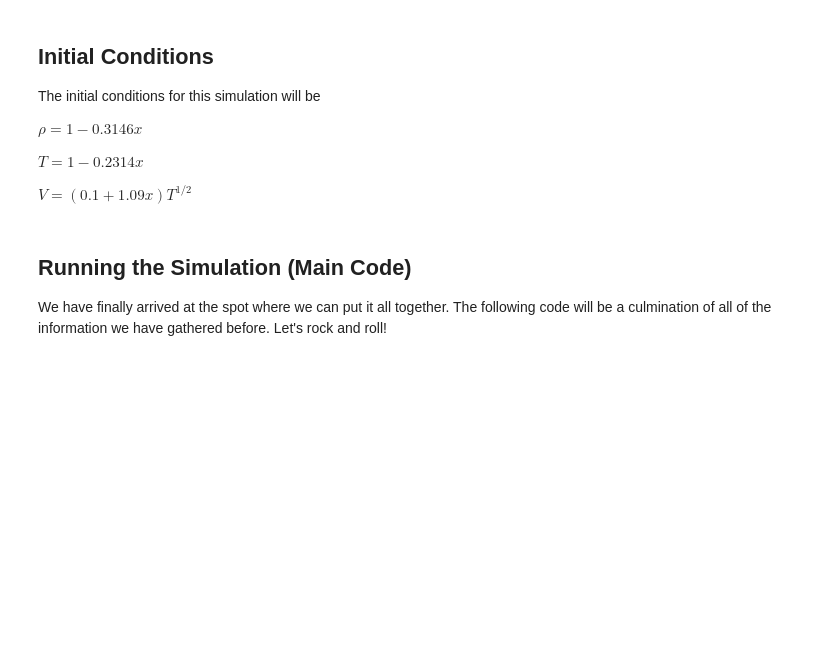
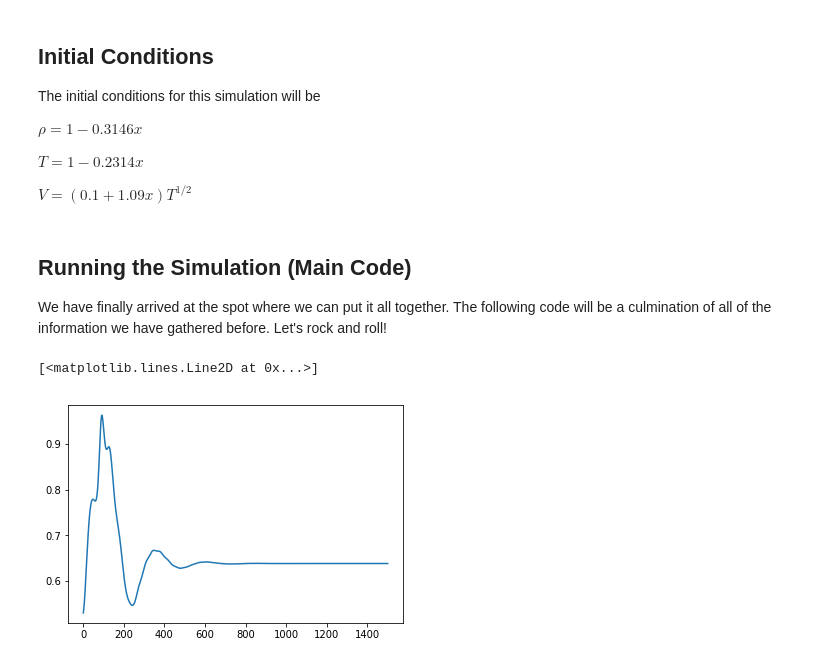
Before and after one commit to bjreddish/CFD, a Jupyter notebook: nozzleFlow/nozzleFlowCFD.ipynb, the cells around one changed output. Drawn from its saved outputs; the diff is of its cells as text; code cells hidden in the pictures; blank space fills up the shorter version.

```diff
--- a/nozzleFlow/nozzleFlowCFD.ipynb
+++ b/nozzleFlow/nozzleFlowCFD.ipynb
@@ -365,7 +365,7 @@ def calcStep(rho,vel,temp,area,gamma,deltat,deltax):
     rho[numElm-1]= (2*rho[numElm-2])-rho[numElm-3]
     vel[numElm-1] = (2*vel[numElm-2])-vel[numElm-3]
     temp[numElm-1] = (2*temp[numElm-2])-temp[numElm-3]
-    return rho,vel,temp
+    return rho,vel,temp,dRhoAv,dVAv #output new values and d/dt for residuals
 # %%
 rho  = np.ones(12)
 vel  = np.ones(12)
@@ -435,31 +437,60 @@ We have finally arrived at the spot where we can put it all together. The follow
 # %%
 ## Main Script for quasi-1D-nozzle flow
 
 #Initialize our gird
-numPts = 30 # number of grid points
+numPts =31 # number of grid points
 length = 3  # nondimensional length of out nozzle
 gridLoc = np.linspace(0,length,numPts)
 area = 1+2.2*(gridLoc-1.5)**2
+
 
 #Initial conditions of flow
 gamma = 1.4
 rho = 1-0.3146*gridLoc
 temp = 1-0.2314*gridLoc
 vel = (0.1+1.09*gridLoc)*temp**0.5
 a = temp**0.5 #speed of sound
 
 #Calculate first courant number
-cNum = 0.5 # Courant number
+cNum = 0.4 # Courant number
 deltax = length/(numPts-1)
 dtLocal = cNum *(deltax/(a+vel))
 deltat = min(dtLocal)
 
+#Iterations and plotting set up
+totalIter = 1500
+rhoPlot = np.zeros(totalIter)
+tempPlot = np.zeros(totalIter)
+velPlot = np.zeros(totalIter)
+machPlot = np.zeros(totalIter)
+rhoRes = np.zeros(totalIter)
+velRes = np.zeros(totalIter)
+k = int(numPts/2)
+
 iter=1
 #Iterate
-while iter<750:
-    rho,vel,temp = calcStep(rho,vel,temp,area,gamma,deltat,deltax)
+while iter <= totalIter:
+    rho,vel,temp,dRhoAv,dVAv = calcStep(rho,vel,temp,area,gamma,deltat,deltax)
     #Recalculate timestep
     a = temp**0.5 #speed of sound
     dtLocal = cNum *(deltax/(a+vel))
     deltat = min(dtLocal)
+
+    #Plot the results at a spot near the middle of the nozzle
+    rhoPlot[iter-1] = rho[k]
+    tempPlot[iter-1] =  temp[k]
+    velPlot[iter-1] = vel[k]
+    machPlot[iter-1] = vel[k]/temp[k]**0.5
+
+    #gather data for residual plot
+    rhoRes[iter-1] = dRhoAv[k]
+    velRes[iter-1] = dVAv[k]
+
+    x = np.linspace(1,totalIter,totalIter)
     iter=iter+1
+pyplot.plot(x,rhoPlot)
+pyplot.xlabel('Iteration')
+pyplot.ylabel('')
+# %% [output]
+[<matplotlib.lines.Line2D at 0x...>]
+[figure, added]
```
Also changed, not shown: parts of 12 cells of this notebook.
